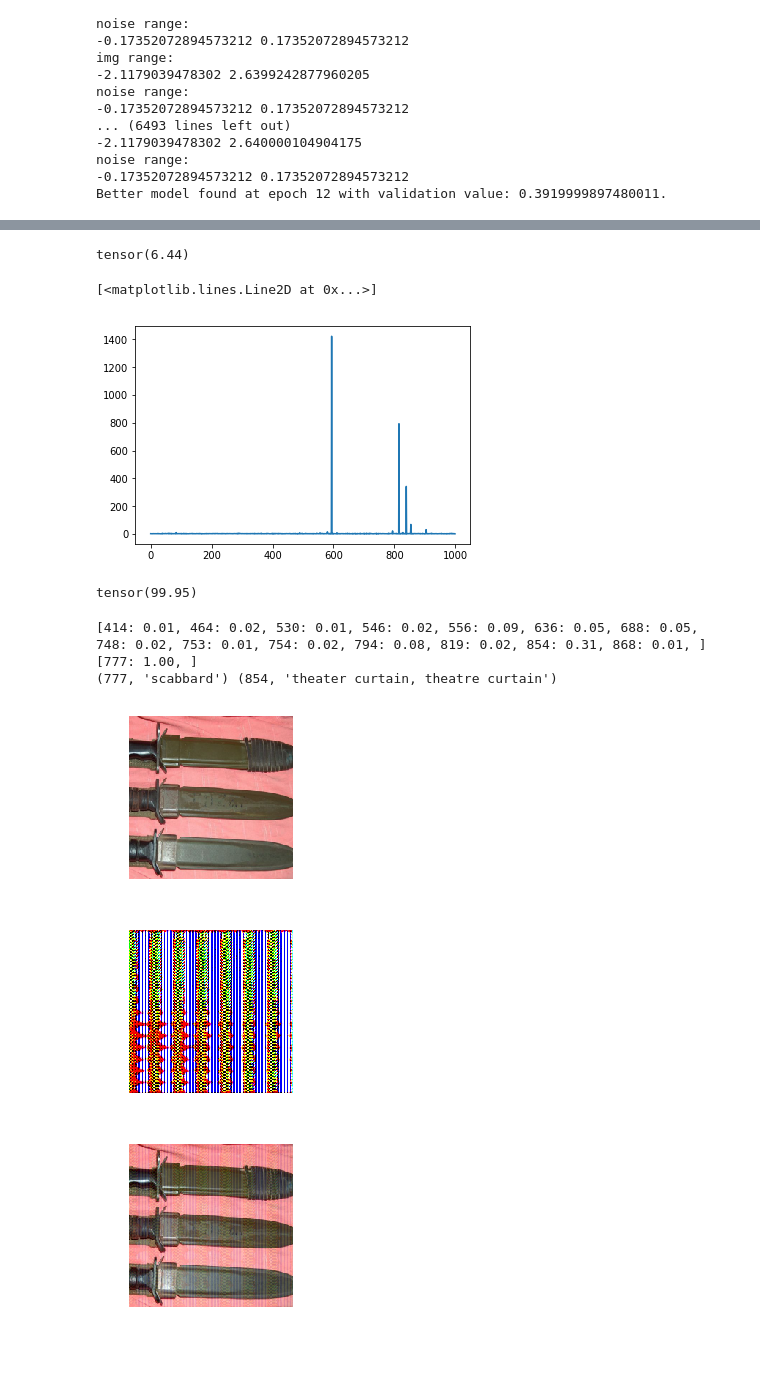
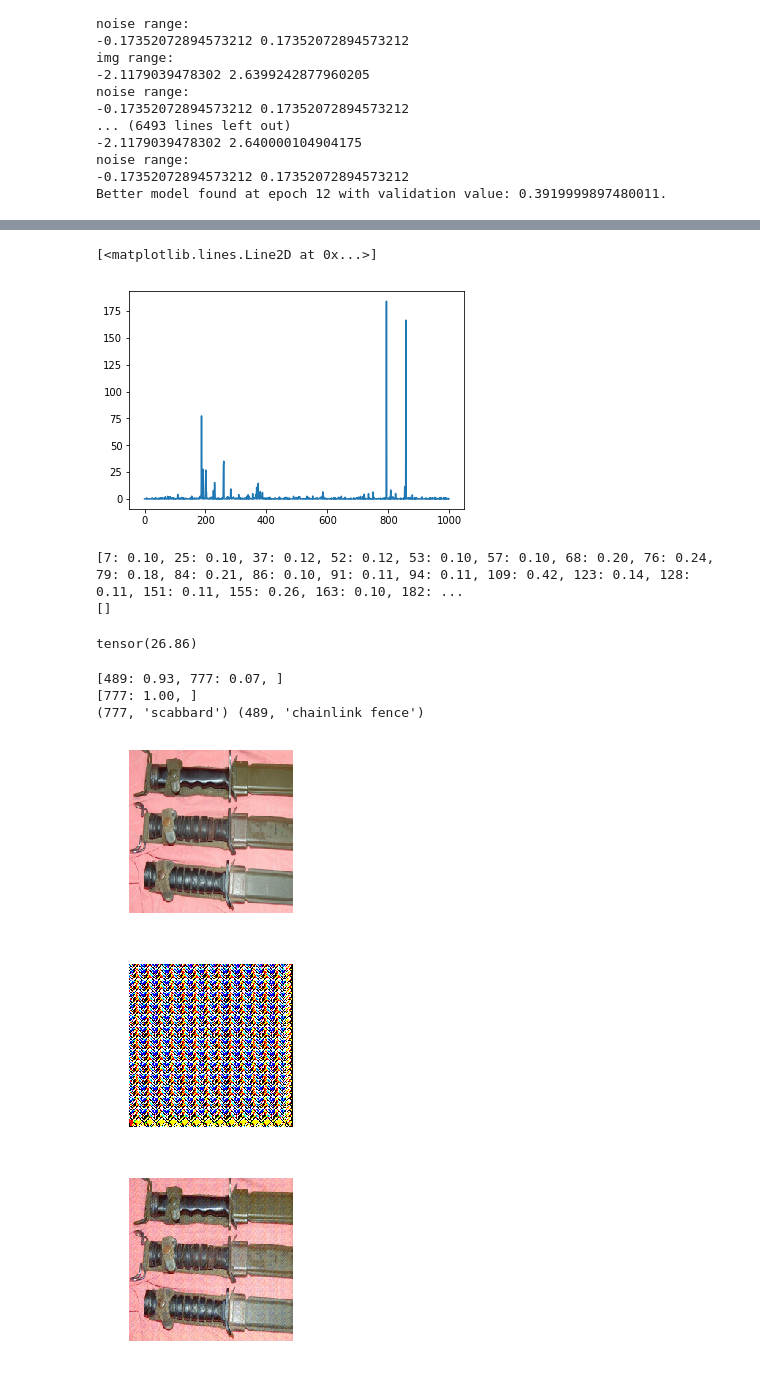
Before and after one commit to ahmad-PH/nag-notebooks, a Jupyter notebook: NAG_tripletLossExperiment.ipynb, the cells around one changed output, grey strips where cells are left out. Cells and saved outputs as stored; diff of their text form; code cells hidden in the pictures.

```diff
--- a/NAG_tripletLossExperiment.ipynb
+++ b/NAG_tripletLossExperiment.ipynb
@@ -194,8 +194,8 @@ data = (ImageList.from_folder(env.data_path)
 
 # data.show_batch(rows=2, figsize=(5,5))
 # %%
-model = models.resnet152
-# model = models.vgg16_bn
+# model = models.resnet50
+model = models.vgg16_bn
 # model = torchvision.models.googlenet
 model_name = model.__name__
 z_dim = 10
@@ -431,10 +431,10 @@ class Gen(nn.Module):
 # %%
 torch.set_printoptions(precision=2, sci_mode=False, threshold=5000)
 
-def print_softmax_tensor(x):
+def print_big_vector(x, thresh = 0.01):
   print("[", end="")
   for i, x_i in enumerate(x.data):
-    if abs(x_i) > 0.01:
+    if abs(x_i) > thresh:
       print("{}: {:.2f}".format(i, x_i.item()), end=(", " if (i < x.shape[0]-1) else ""))
   print("]")
 # %%
@@ -640,7 +639,7 @@ class FeatureLoss(nn.Module):
 # %%
 feat_loss = FeatureLoss(arch, layers, layer_weights)
 # %%
-env.save_filename = 'resnet152_3'
+env.save_filename = 'resnet152_4'
 
 if Path(env.get_csv_path() + '.csv').exists(): raise FileExistsError("csv_path already exists")
 if Path(env.get_models_path()).exists(): raise FileExistsError("models_path already exists")
@@ -660,5 +659,5 @@ learn = Learner(data, Gen(z_dim=z_dim), loss_func = feat_loss, metrics=[validati
 # learn.load('/content/vgg16_12-last')
 
 # learn.load('/root/Derakhshani/adversarial/models/vgg16_11/vgg16_11_29')
-# learn.load('/root/Derakhshani/adversarial/models/vgg16_12-last')
+learn.load('/root/Derakhshani/adversarial/models/vgg16_12-last')
 # learn.load('/root/Derakhshani/adversarial/models/resnet50-11_39')
@@ -861,20 +878,9 @@ finished creating the prediction histogram
 hist.sort(key=lambda x: x[0], reverse = False)
 # %%
 values = [elem[1] for elem in hist]
-# %%
-entropy(values)
-# entropy([10.] * 1000)
-# %% [output]
-tensor(6.44)
 # %%
 import matplotlib.pyplot as plt
 plt.plot(values)
 # %% [output]
 [<matplotlib.lines.Line2D at 0x...>]
-[figure, old version]
+[figure, new version]
-# %%
-uniform = [1.] * 1000
-x = [1.] + [0.] * 999
-distrib_distance(uniform, x)
-# %% [output]
-tensor(99.95)
@@ -881,3 +889,10 @@ tensor(99.95)
+# %%
+#resnet50
+distance_from_uniform(values)
+# %% [output]
+[7: 0.10, 25: 0.10, 37: 0.12, 52: 0.12, 53: 0.10, 57: 0.10, 68: 0.20, 76: 0.24, 79: 0.18, 84: 0.21, 86: 0.10, 91: 0.11, 94: 0.11, 109: 0.42, 123: 0.14, 128: 0.11, 151: 0.11, 155: 0.26, 163: 0.10, 182: ...
+[]
+tensor(26.86)
 # %%
 # learn.recorder.plot_losses()
 # learn.recorder.plot_lr()
@@ -904,40 +919,40 @@ x = normalize(x_img.data.cuda())
 # z = torch.tensor([-1, 0.5, -1, 1, 1, -1, -1, -1, -1, 1], dtype=torch.float32).cuda()
 z = torch.empty(z_dim).uniform_(-1,1).cuda()
 p = model.forward_single_z(z).detach()
 
 p_x = x + p
 # print("img range, noise range")
 # print_range(x); print_range(p)
 adv_label = class_index_to_label(arch(p_x[None]).argmax(1).item())
-print_softmax_tensor(arch(p_x[None])[0])
+print_big_vector(arch(p_x[None])[0])
 p_x = denormalize(p_x)
 p_x.clamp_(0,1)
 
 
 #prepare images
 p_x_img = Image(p_x)
 p = scale_to_range(p, [0., 1.])
 p_img = Image(p)
 x_img.show()
 p_img.show()
 p_x_img.show()
 
 
 # print_range(p)
 # print_range(denormalize(x))
 # print_range(p_x)
 
 benign_label = class_index_to_label(arch(x[None]).argmax(1).item())
 
-print_softmax_tensor(arch(x[None])[0])
+print_big_vector(arch(x[None])[0])
 print(benign_label, adv_label)
 # %% [output]
-[414: 0.01, 464: 0.02, 530: 0.01, 546: 0.02, 556: 0.09, 636: 0.05, 688: 0.05, 748: 0.02, 753: 0.01, 754: 0.02, 794: 0.08, 819: 0.02, 854: 0.31, 868: 0.01, ]
+[489: 0.93, 777: 0.07, ]
 [777: 1.00, ]
-(777, 'scabbard') (854, 'theater curtain, theatre curtain')
+(777, 'scabbard') (489, 'chainlink fence')
-[figure, old version]
+[figure, new version]
-[figure, old version]
+[figure, new version]
-[figure, old version]
+[figure, new version]
 # %%
 z1 = torch.tensor([-1, -1, -1, -1, -1, -1, -1, -1, -1, -1], dtype=torch.float32).cuda()
 p1 = model.forward_single_z(z1)
```
Also changed, not shown: parts of 4 cells of this notebook.
